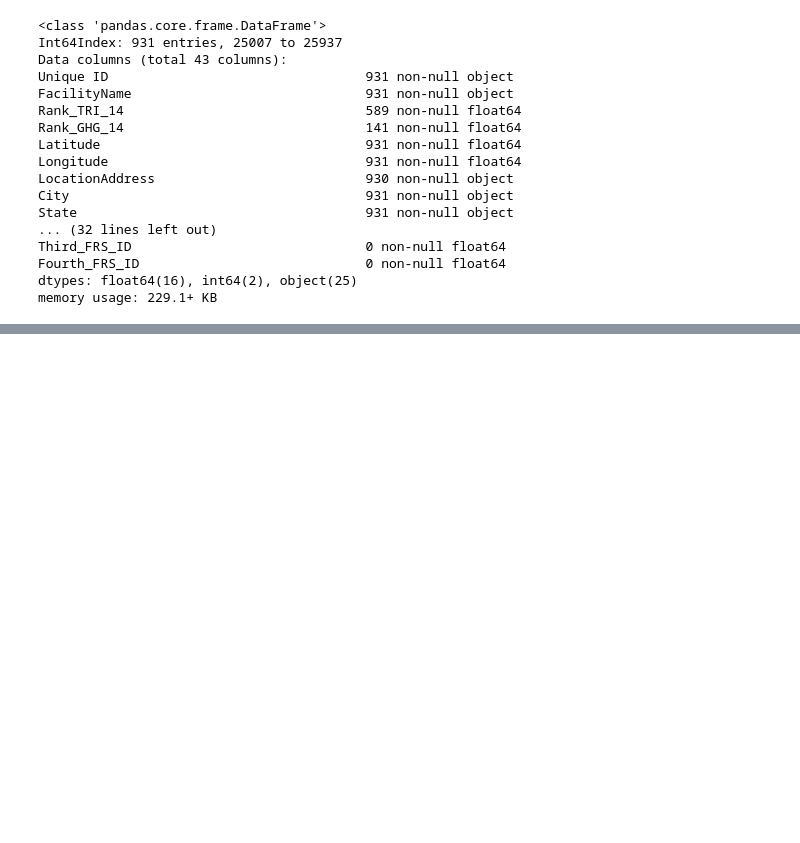
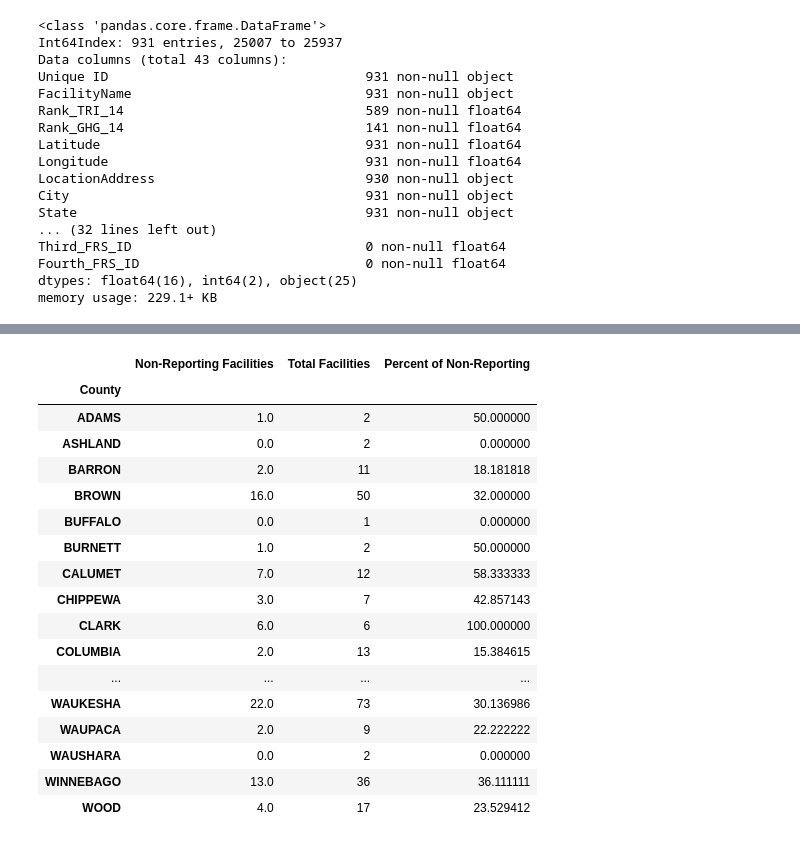
Before and after one commit to ivanescalona/GroupProject1, a Jupyter notebook: Null Values Stats.ipynb, the cells around one changed output, grey strips where cells are left out. Saved outputs shown, nothing was run; the diff lists cells and outputs as text; code cells hidden in the pictures; blank space fills up the shorter version.

```diff
--- a/Null Values Stats.ipynb
+++ b/Null Values Stats.ipynb
@@ -51,0 +42,3 @@ df_clean
+# %%
+df_null = df.loc[df['Rank_TRI_14'].notnull() == False]
+df_null.head()
@@ -51,0 +152,22 @@ df_clean
+# %%
+null_percent['Percent of Non-Reporting'] = null_percent['Non-Reporting Facilities']*100/null_percent['Total Facilities']
+null_percent
+# %% [output]
+|  | Non-Reporting Facilities | Total Facilities | Percent of Non-Reporting |
+| County |  |  |  |
+| ADAMS | 1.0 | 2 | 50.000000 |
+| ASHLAND | 0.0 | 2 | 0.000000 |
+| BARRON | 2.0 | 11 | 18.181818 |
+| BROWN | 16.0 | 50 | 32.000000 |
+| BUFFALO | 0.0 | 1 | 0.000000 |
+| BURNETT | 1.0 | 2 | 50.000000 |
+| CALUMET | 7.0 | 12 | 58.333333 |
+| CHIPPEWA | 3.0 | 7 | 42.857143 |
+| CLARK | 6.0 | 6 | 100.000000 |
+| COLUMBIA | 2.0 | 13 | 15.384615 |
+| ... | ... | ... | ... |
+| WAUKESHA | 22.0 | 73 | 30.136986 |
+| WAUPACA | 2.0 | 9 | 22.222222 |
+| WAUSHARA | 0.0 | 2 | 0.000000 |
+| WINNEBAGO | 13.0 | 36 | 36.111111 |
+| WOOD | 4.0 | 17 | 23.529412 |
```
Also changed, not shown: parts of 18 cells of this notebook, 2 other files.
